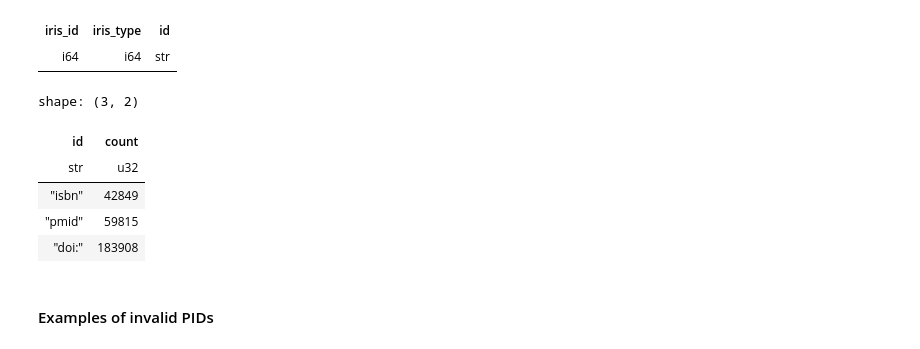
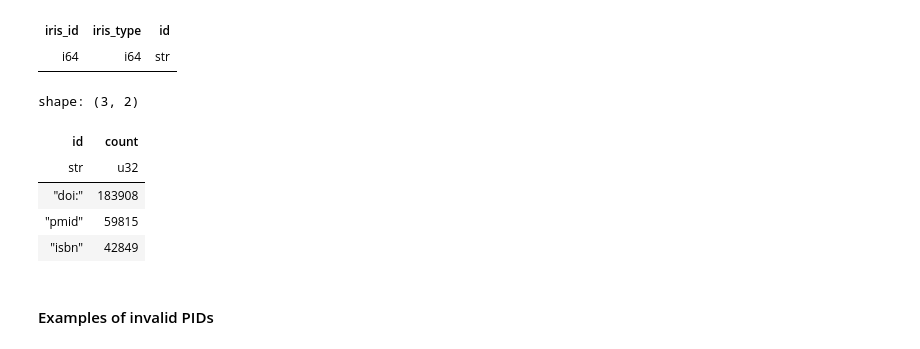
Before and after one commit to open-sci/2023-2024-atreides-code, a Jupyter notebook: notebooks/workflow.ipynb, the cells around one changed output. Saved outputs shown, nothing was run; the diff lists cells and outputs as text; code cells hidden in the pictures.

```diff
--- a/notebooks/workflow.ipynb
+++ b/notebooks/workflow.ipynb
@@ -144,14 +153,14 @@ shape: (0, 3)
 | iris_id | iris_type | id |
 | i64 | i64 | str |
 # %%
-dois_pmids_isbns_list.group_by(pl.col('id').str.slice(0, 4)).agg(pl.count('id').alias('count')).sort('count').head()
+dois_pmids_isbns_list.group_by(pl.col('id').str.slice(0, 4)).agg(pl.count('id').alias('count')).sort('count', descending=True)
 # %% [output]
 shape: (3, 2)
 | id | count |
 | str | u32 |
+| "doi:" | 183908 |
+| "pmid" | 59815 |
 | "isbn" | 42849 |
-| "pmid" | 59815 |
-| "doi:" | 183908 |
 # %% [markdown]
 #### Examples of invalid PIDs
 # %%
```
Also changed, not shown: parts of 13 cells of this notebook, 6 other files.
